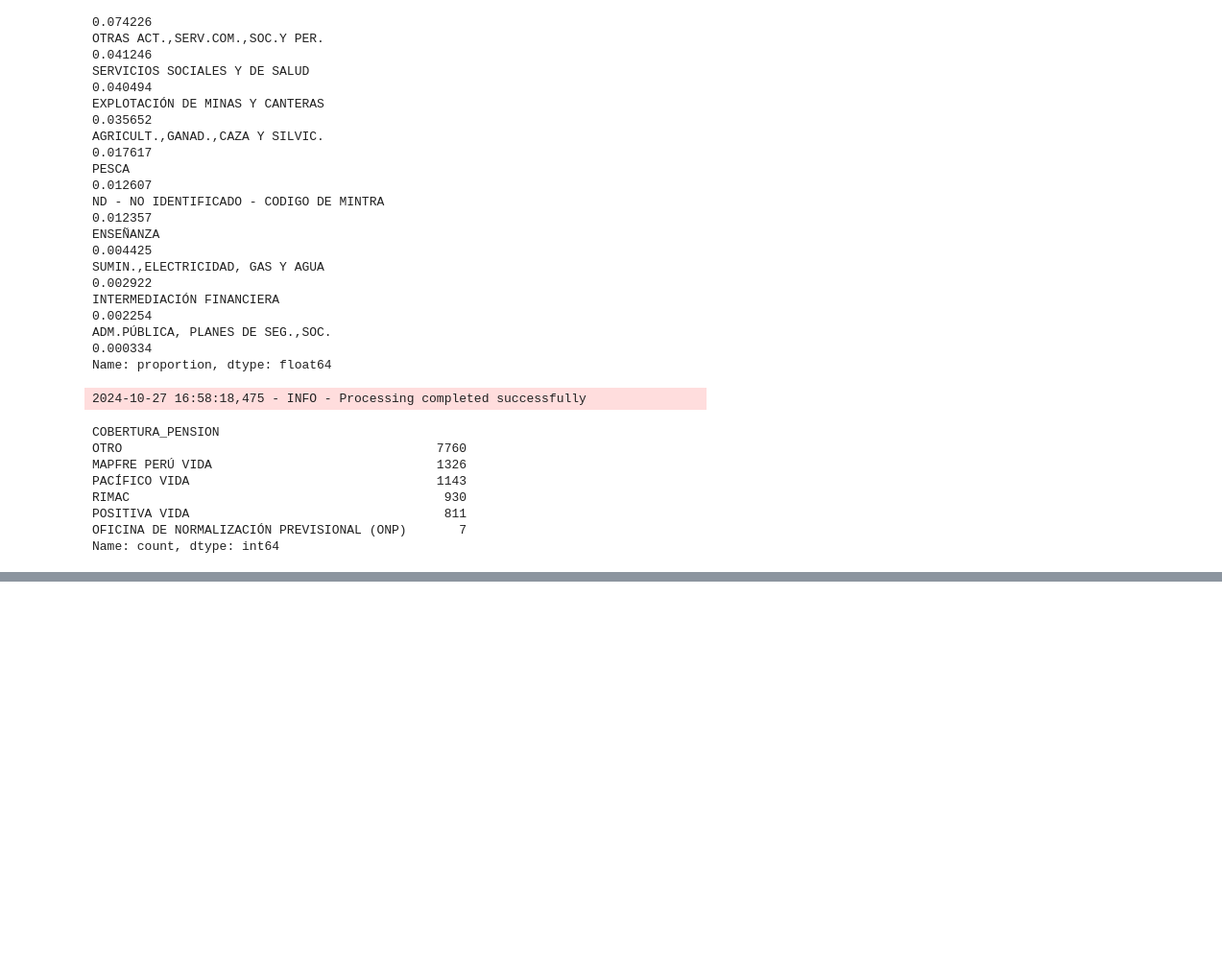
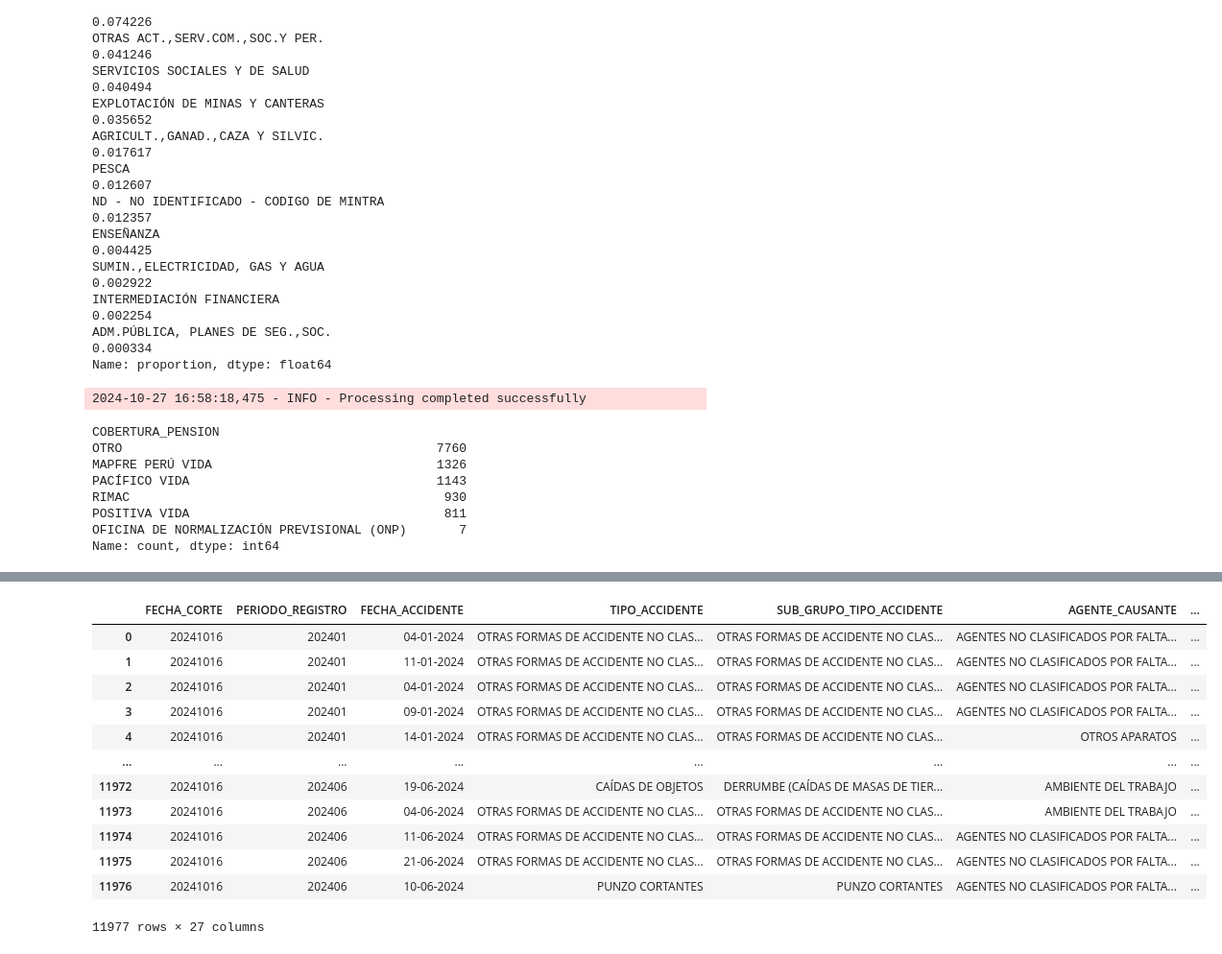
Before and after one commit to Luivelo/Analitica_MTPE, a Jupyter notebook: data_cleansing.ipynb, the cells around one changed output, grey strips where cells are left out. Shown: that part at 96% size. Saved outputs shown, nothing was run; the diff lists cells and outputs as text; code cells hidden in the pictures; blank space fills up the shorter version.

```diff
--- a/data_cleansing.ipynb
+++ b/data_cleansing.ipynb
@@ -467,0 +370,16 @@ Mapa y visualizaciones creadas exitosamente
+# %%
+processed_data
+# %% [output]
+|  | FECHA_CORTE | PERIODO_REGISTRO | FECHA_ACCIDENTE | TIPO_ACCIDENTE | SUB_GRUPO_TIPO_ACCIDENTE | AGENTE_CAUSANTE | ... |
+| 0 | 20241016 | 202401 | 04-01-2024 | OTRAS FORMAS DE ACCIDENTE NO CLAS... | OTRAS FORMAS DE ACCIDENTE NO CLAS... | AGENTES NO CLASIFICADOS POR FALTA... | ... |
+| 1 | 20241016 | 202401 | 11-01-2024 | OTRAS FORMAS DE ACCIDENTE NO CLAS... | OTRAS FORMAS DE ACCIDENTE NO CLAS... | AGENTES NO CLASIFICADOS POR FALTA... | ... |
+| 2 | 20241016 | 202401 | 04-01-2024 | OTRAS FORMAS DE ACCIDENTE NO CLAS... | OTRAS FORMAS DE ACCIDENTE NO CLAS... | AGENTES NO CLASIFICADOS POR FALTA... | ... |
+| 3 | 20241016 | 202401 | 09-01-2024 | OTRAS FORMAS DE ACCIDENTE NO CLAS... | OTRAS FORMAS DE ACCIDENTE NO CLAS... | AGENTES NO CLASIFICADOS POR FALTA... | ... |
+| 4 | 20241016 | 202401 | 14-01-2024 | OTRAS FORMAS DE ACCIDENTE NO CLAS... | OTRAS FORMAS DE ACCIDENTE NO CLAS... | OTROS APARATOS | ... |
+| ... | ... | ... | ... | ... | ... | ... | ... |
+| 11972 | 20241016 | 202406 | 19-06-2024 | CAÍDAS DE OBJETOS | DERRUMBE (CAÍDAS DE MASAS DE TIER... | AMBIENTE DEL TRABAJO | ... |
+| 11973 | 20241016 | 202406 | 04-06-2024 | OTRAS FORMAS DE ACCIDENTE NO CLAS... | OTRAS FORMAS DE ACCIDENTE NO CLAS... | AMBIENTE DEL TRABAJO | ... |
+| 11974 | 20241016 | 202406 | 11-06-2024 | OTRAS FORMAS DE ACCIDENTE NO CLAS... | OTRAS FORMAS DE ACCIDENTE NO CLAS... | AGENTES NO CLASIFICADOS POR FALTA... | ... |
+| 11975 | 20241016 | 202406 | 21-06-2024 | OTRAS FORMAS DE ACCIDENTE NO CLAS... | OTRAS FORMAS DE ACCIDENTE NO CLAS... | AGENTES NO CLASIFICADOS POR FALTA... | ... |
+| 11976 | 20241016 | 202406 | 10-06-2024 | PUNZO CORTANTES | PUNZO CORTANTES | AGENTES NO CLASIFICADOS POR FALTA... | ... |
+11977 rows × 27 columns
```
Also changed, not shown: parts of 1 cell of this notebook.
